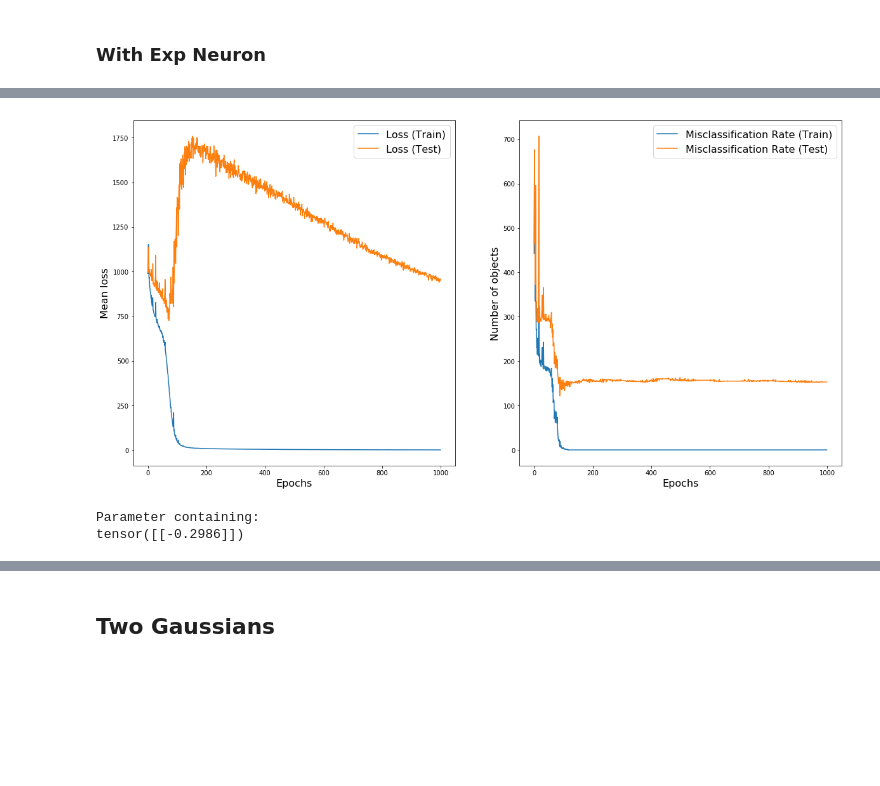
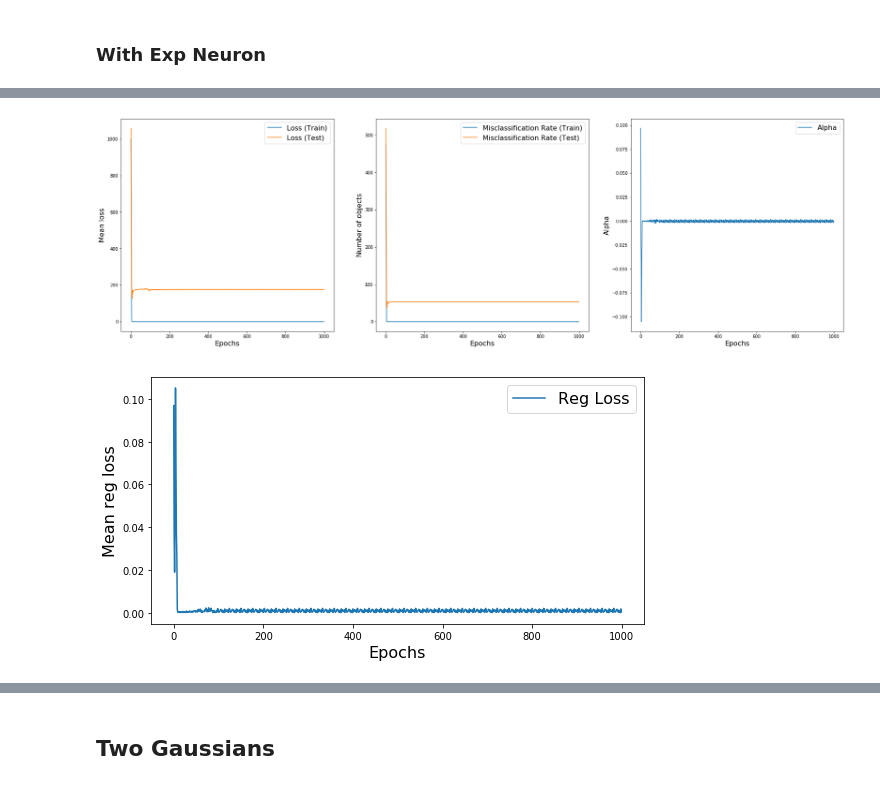
Before and after one commit to nakhodnov17/Samsung-Task, a Jupyter notebook: Adding_one_neuron/[Adding One Neuron].ipynb, the cells around one changed output, grey strips where cells are left out. Drawn from its saved outputs; the diff is of its cells as text; code cells hidden in the pictures; blank space fills up the shorter version.

```diff
--- a/Adding_one_neuron/[Adding One Neuron].ipynb
+++ b/Adding_one_neuron/[Adding One Neuron].ipynb
@@ -127,12 +137,15 @@ def train_WITH_EXP(network, optimizer, reg_lambda, epochs, dataloader_train, dat
     def loss_func(predict_y, correct_y, network, reg_lambda):
         loss = torch.sum(torch.max(-correct_y * predict_y + torch.tensor([1.]), torch.tensor([0.])) ** 3)
         for param in net_WITH_EXP.explinear.alpha.parameters():
-            loss += reg_lambda * param.norm(2)
-        return loss
+            reg_loss = reg_lambda * param.norm(2)
+            #print "reg loss: ", reg_lambda * param.norm(2)
+        return loss + reg_loss, reg_loss
     losses_train = []
     losses_test = []
     misscl_rate_train = []
     misscl_rate_test = []
+    alpha = []
+    reg_losses = []
     try:
         for epoch in xrange(epochs):
             for batch_dots, batch_labels in dataloader_train:
@@ -140,34 +153,54 @@ def train_WITH_EXP(network, optimizer, reg_lambda, epochs, dataloader_train, dat
                 correct_y = Variable(batch_labels.float())
 
                 predict_y = network(x)
-                loss = loss_func(predict_y, correct_y, network, reg_lambda)
+                loss, _ = loss_func(predict_y, correct_y, network, reg_lambda)
 
                 optimizer.zero_grad()
                 loss.backward()
                 optimizer.step()
-            losses_train.append(loss_func(network(dataloader_train.dataset.dots), dataloader_train.dataset.classes, network, reg_lambda))
+            alpha.append(network.get_alpha())
+
+            loss, reg_loss = loss_func(network(dataloader_train.dataset.dots), dataloader_train.dataset.classes, network, reg_lambda)
+            losses_train.append(loss.clone().data)
+            reg_losses.append(reg_loss.clone().data)
             misscl_rate_train.append((np.where(network(dataloader_train.dataset.dots).data.numpy() < 0, -1, 1) != dataloader_train.dataset.classes.numpy()).sum())
 
-            losses_test.append(loss_func(network(dataloader_test.dataset.dots), dataloader_test.dataset.classes, network, reg_lambda))
+            loss, _ = loss_func(network(dataloader_test.dataset.dots), dataloader_test.dataset.classes, network, reg_lambda)
+            losses_test.append(loss.clone().data)
             misscl_rate_test.append((np.where(network(dataloader_test.dataset.dots).data.numpy() < 0, -1, 1) != dataloader_test.dataset.classes.numpy()).sum())
 
             sys.stdout.write('\rEpoch {0}... Empirical Loss/Misclassification Rate (Train): {1:.3f}/{2:.3f}\t Empirical Loss/Misclassification Rate (Test): {3:.3f}/{4:.3f}'.format(
                             epoch, losses_train[-1], misscl_rate_train[-1], losses_test[-1], misscl_rate_test[-1]))
     except KeyboardInterrupt:
         pass
-    plt.figure(figsize=(20, 10))
-    plt.subplot(1, 2, 1)
+    plt.figure(figsize=(30, 20))
+
+    plt.subplot(2, 3, 1)
     plt.plot(losses_train, label='Loss (Train)')
     plt.plot(losses_test, label='Loss (Test)')
     plt.xlabel('Epochs', fontsize=16)
     plt.ylabel('Mean loss', fontsize=16)
     plt.legend(loc=0, fontsize=16)
-    plt.subplot(1, 2, 2)
+
+    plt.subplot(2, 3, 2)
     plt.plot(misscl_rate_train, label='Misclassification Rate (Train)')
     plt.plot(misscl_rate_test, label='Misclassification Rate (Test)')
     plt.xlabel('Epochs', fontsize=16)
     plt.ylabel('Number of objects', fontsize=16)
     plt.legend(loc=0, fontsize=16)
+
+    plt.subplot(2, 3, 3)
+    plt.plot(alpha, label='Alpha')
+    plt.xlabel('Epochs', fontsize=16)
+    plt.ylabel('Alpha', fontsize=16)
+    plt.legend(loc=0, fontsize=16)
+    plt.figure(figsize=(30, 10))
+
+    plt.subplot(2, 3, 4)
+    plt.plot(reg_losses, label='Reg Loss')
+    plt.xlabel('Epochs', fontsize=16)
+    plt.ylabel('Mean reg loss', fontsize=16)
+    plt.legend(loc=0, fontsize=16)
 # %%
 def train(network, optimizer, epochs, dataloader_train, dataloader_test):
     def loss_func(predict_y, correct_y):
@@ -227,8 +260,8 @@ Epoch 999... Empirical Loss/Misclassification Rate (Train): 0.004/0.000  Empiric
 # %% [markdown]
 ### With Exp Neuron
+# %%
+net_WITH_EXP = Classifier_WITH_EXP(100)
+optimizer_WITH_EXP = torch.optim.Adam(net_WITH_EXP.parameters(), lr=.01)
 # %%
-net_WITH_EXP = Classifier_WITH_EXP(100)
-optimizer_WITH_EXP = torch.optim.SGD(net_WITH_EXP.parameters(), lr=0.001)
-
 train_WITH_EXP(net_WITH_EXP, optimizer_WITH_EXP, reg_lambda=1., epochs=1000, dataloader_train=dataloader_c_train, dataloader_test=dataloader_c_test)
 # %% [output]
@@ -236,6 +269,2 @@ Epoch 999... Empirical Loss/Misclassification Rate (Train): 1.899/0.000  Empiric
-[figure, old version]
+[figure, new version]
+[figure, added]
-# %%
-dict(net_WITH_EXP.explinear.alpha.named_parameters())['0.weight']
-# %% [output]
-Parameter containing:
-tensor([[-0.2986]])
```
Also changed, not shown: parts of 26 cells of this notebook.
